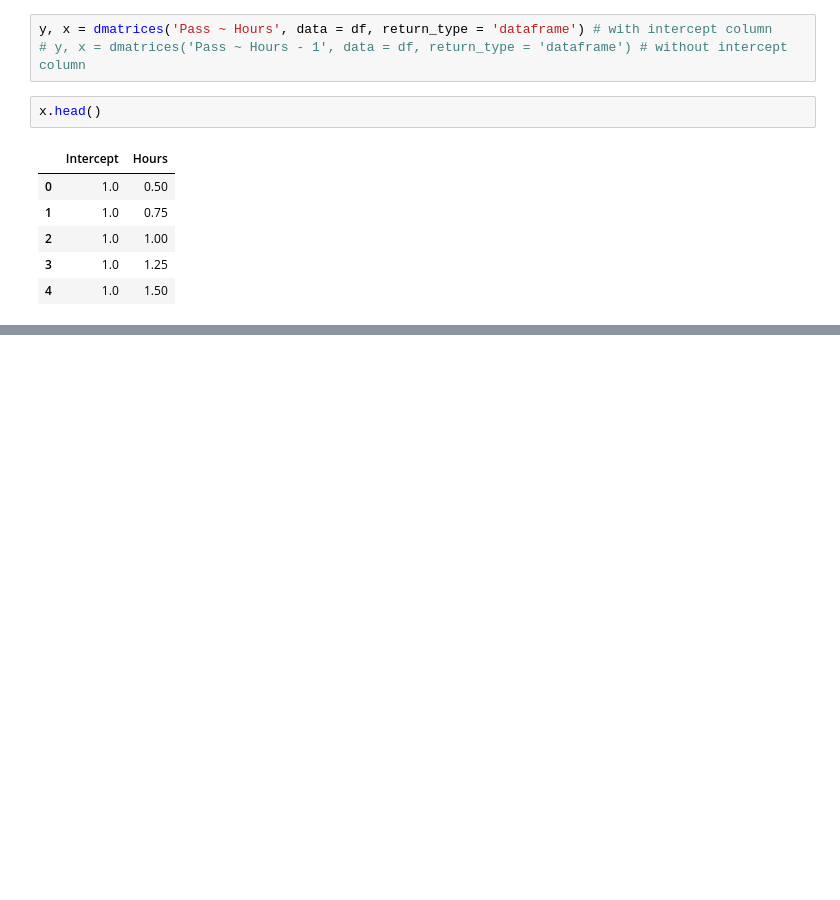
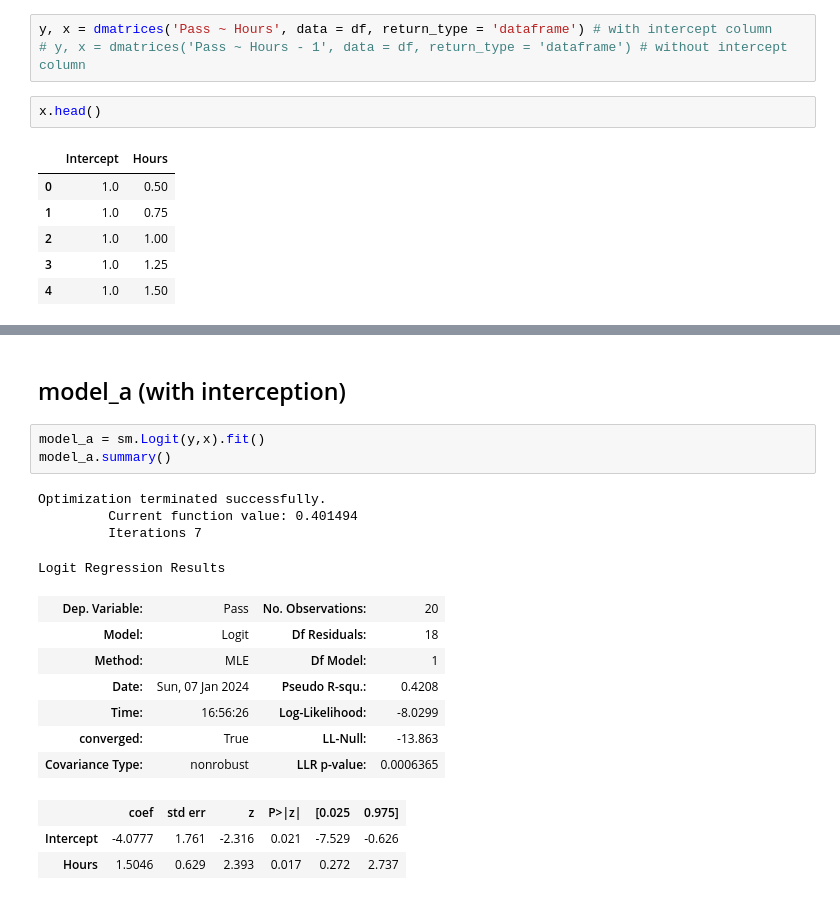
Before and after one commit to kritchaiT/sklearn_study, a Jupyter notebook: 8_9__Logistic_Regression.ipynb, the cells around one changed output, grey strips where cells are left out. Saved outputs shown, nothing was run; the diff lists cells and outputs as text; blank space fills up the shorter version.

```diff
--- a/8_9__Logistic_Regression.ipynb
+++ b/8_9__Logistic_Regression.ipynb
@@ -108,0 +118,20 @@ x.head()
+# %% [markdown]
+## model_a (with interception)
+# %%
+model_a = sm.Logit(y,x).fit()
+model_a.summary()
+# %% [output]
+Optimization terminated successfully.
+         Current function value: 0.401494
+         Iterations 7
+Logit Regression Results
+| Dep. Variable: | Pass | No. Observations: | 20 |
+| Model: | Logit | Df Residuals: | 18 |
+| Method: | MLE | Df Model: | 1 |
+| Date: | Sun, 07 Jan 2024 | Pseudo R-squ.: | 0.4208 |
+| Time: | 16:56:26 | Log-Likelihood: | -8.0299 |
+| converged: | True | LL-Null: | -13.863 |
+| Covariance Type: | nonrobust | LLR p-value: | 0.0006365 |
+|  | coef | std err | z | P>|z| | [0.025 | 0.975] |
+| Intercept | -4.0777 | 1.761 | -2.316 | 0.021 | -7.529 | -0.626 |
+| Hours | 1.5046 | 0.629 | 2.393 | 0.017 | 0.272 | 2.737 |
```
Also changed, not shown: parts of 5 cells of this notebook, 1 other file.
